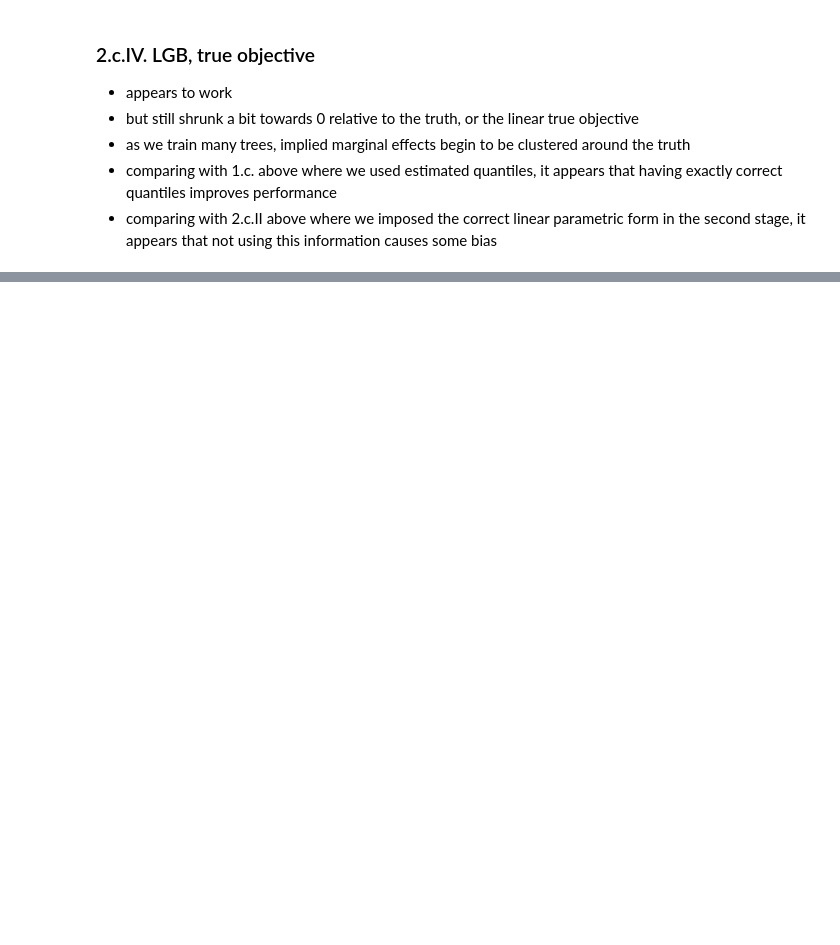
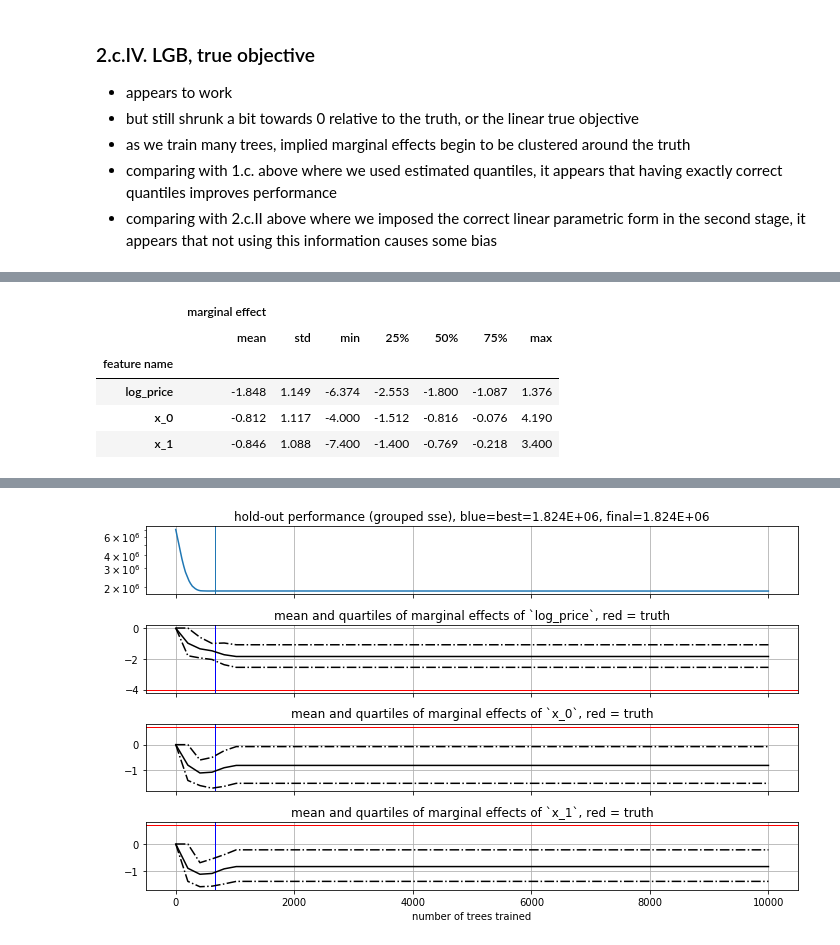
Before and after one commit to j-mark-hou/npiv, a Jupyter notebook: example/try_lgbiv.ipynb, the cells around one changed output, grey strips where cells are left out. Saved outputs shown, nothing was run; the diff lists cells and outputs as text; code cells hidden in the pictures; blank space fills up the shorter version.

```diff
--- a/example/try_lgbiv.ipynb
+++ b/example/try_lgbiv.ipynb
@@ -543,0 +554,5 @@ Wall time: 5min 34s
+# %%
+# take the params from above and up a reglarization parameter:
+stage2_params_with_more_regularization = npiv_lgb_true.stage2_params.copy()
+stage2_params_with_more_regularization['min_gain_to_split'] = 1000
+stage2_params_with_more_regularization
@@ -543,0 +571,16 @@ Wall time: 5min 34s
+# %%
+# now initialize with these stage2 params, stil using the true quantiles in stage1
+npiv_lgb_true_reg = NonparametricIV(df=df_train,
+                                 exog_x_cols=ivsim.exog_x_cols,
+                                 instrument_cols = ['instrument'],
+                                 endog_x_col=ivsim.endog_x_col,
+                                 y_col=ivsim.y_col,
+                                 stage1_models=true_stage1_models,
+                                 id_col='id',
+                                 stage2_model_type='lgb',
+                                 stage2_objective='true',
+                                 stage2_params=stage2_params_with_more_regularization)
+# %%
+%%time
+npiv_lgb_true_reg.train_stage2()
+model = npiv_lgb_true_reg.stage2_model
@@ -543,0 +600,14 @@ Wall time: 5min 34s
+# %%
+%%time
+# print some marginal effects implied by the model
+marginal_fx = model.marginal_effect_plots(df_test, plot=False)
+display(marginal_fx.groupby('feature name').describe().drop(('marginal effect', 'count'), axis=1))
+# and plot how the distribution of these marginal effects evolve as we train more iterations
+plot_performance_and_implied_margin_effects_vs_iteration(model, df_test, metric_name='grouped sse', num_grid_pts=50)
+# %% [output]
+|  | marginal effect |  |  |  |  |  |  |
+|  | mean | std | min | 25% | 50% | 75% | max |
+| feature name |  |  |  |  |  |  |  |
+| log_price | -1.848 | 1.149 | -6.374 | -2.553 | -1.800 | -1.087 | 1.376 |
+| x_0 | -0.812 | 1.117 | -4.000 | -1.512 | -0.816 | -0.076 | 4.190 |
+| x_1 | -0.846 | 1.088 | -7.400 | -1.400 | -0.769 | -0.218 | 3.400 |
@@ -543,0 +617 @@ Wall time: 5min 34s
+[figure, added]
```
Also changed, not shown: parts of 44 cells of this notebook.
